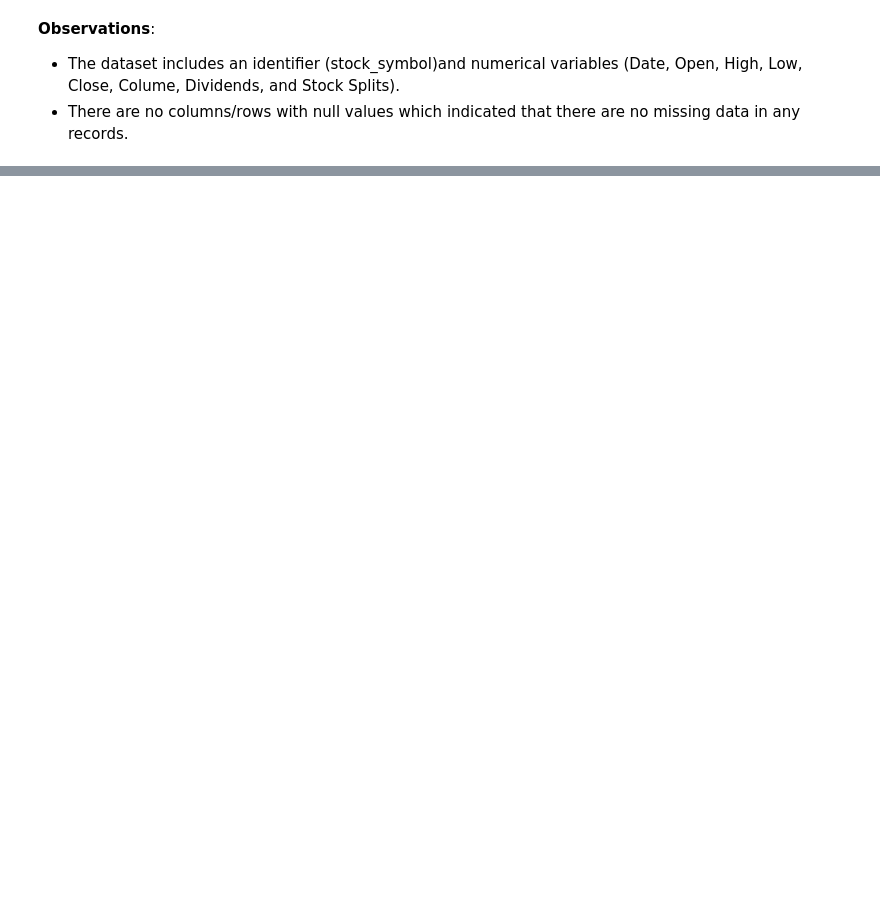
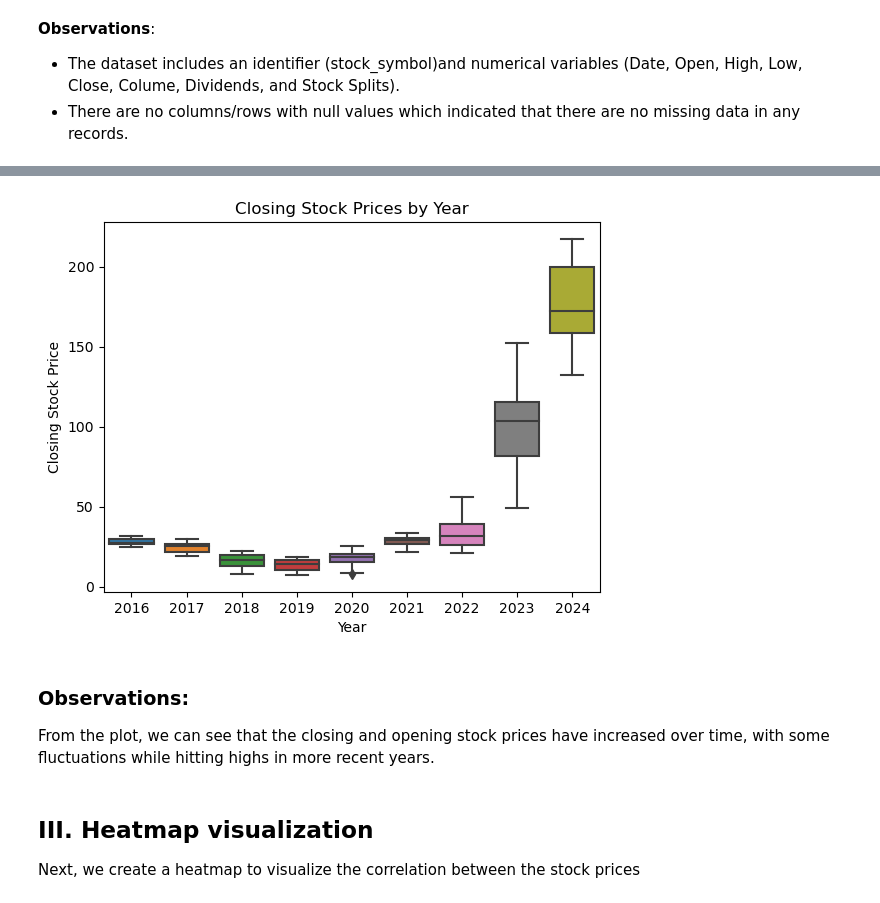
Before and after one commit to Hdubbs81/Stock_Predictor_Capstone, a Jupyter notebook: Stock_Predictor_Model_EDA.ipynb, the cells around one changed output, grey strips where cells are left out. Drawn from its saved outputs; the diff is of its cells as text; code cells hidden in the pictures; blank space fills up the shorter version.

```diff
--- a/Stock_Predictor_Model_EDA.ipynb
+++ b/Stock_Predictor_Model_EDA.ipynb
@@ -193,0 +149,15 @@ TypeError: unhashable type: 'numpy.ndarray'
+# %%
+df['year'] = df['Date'].dt.year
+sns.boxplot(x='year', y='Close', data=df)
+plt.title('Closing Stock Prices by Year')
+plt.xlabel('Year')
+plt.ylabel('Closing Stock Price')
+plt.show()
+# %% [output]
+[figure, added]
+# %% [markdown]
+### Observations:
+From the plot, we can see that the closing and opening stock prices have increased over time, with some fluctuations while  hitting highs in more recent years.
+# %% [markdown]
+## III. Heatmap visualization
+Next, we create a heatmap to visualize the correlation between the stock prices
```
Also changed, not shown: parts of 34 cells of this notebook.
